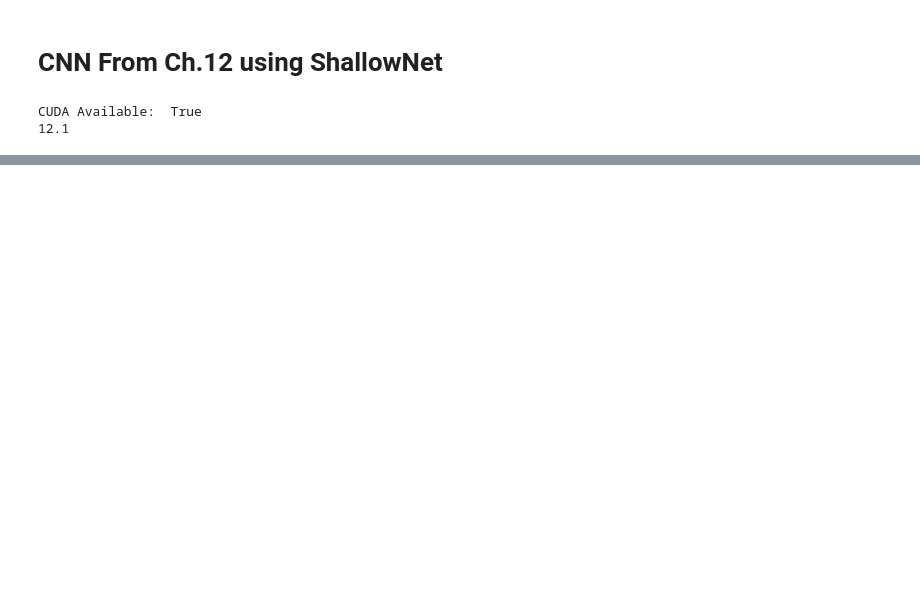
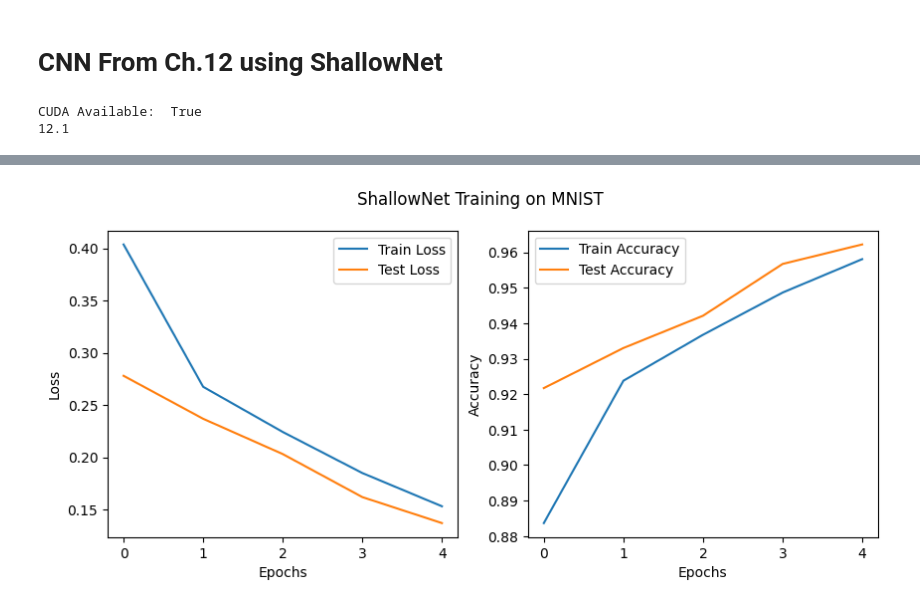
Before and after one commit to tntcastle/First_CNN, a Jupyter notebook: training.ipynb, the cells around one changed output, grey strips where cells are left out. Drawn from its saved outputs; the diff is of its cells as text; code cells hidden in the pictures; blank space fills up the shorter version.

```diff
--- a/training.ipynb
+++ b/training.ipynb
@@ -50,0 +81,83 @@ class ShallowNet(nn.Module):
+# %%
+# training params
+# num times the dataset will be passed through the network
+num_epochs = 5
+
+# model initialization
+model = ShallowNet().to(device)
+
+# loss function and optimizer
+criterion = nn.CrossEntropyLoss()
+optimizer = optim.SGD(model.parameters(), lr=0.01)
+
+# lists to store training and testing loss/accuracy
+train_losses, test_losses = [], []
+train_acc, test_acc = [], []
+# %%
+# training loop
+for epoch in range(num_epochs):
+    model.train() # puts model in training mode
+    correct, total, epoch_loss = 0,0,0
+
+    # iterate through dataset in batches
+    for images, labels in train_loader:
+        images, labels = images.to(device), labels.to(device) # moves to GPU
+        optimizer.zero_grad() # zero gradients to prevent accumulation
+        outputs = model(images) # forward pass, predictions
+        loss = criterion(outputs, labels) # computes loss between predictions and true
+        loss.backward() # backward pass
+        optimizer.step() # update params
+
+        # track loss and accuracy
+        epoch_loss += loss.item()
+        _, predicted = torch.max(outputs, 1)
+        total += labels.size(0)
+        correct += (predicted == labels).sum().item()
+
+    train_losses.append(epoch_loss/len(train_loader))
+    train_acc.append(correct/total)
+
+    # evaluate model on test
+    model.eval()
+    correct, total, test_loss = 0,0,0
+
+    # Disable gradient computation
+    with torch.no_grad():
+        for images, labels in test_loader:
+            images, labels = images.to(device), labels.to(device)
+            outputs = model(images)
+            loss = criterion(outputs, labels)
+            test_loss += loss.item()
+            _, predicted = torch.max(outputs, 1)
+            total += labels.size(0)
+            correct += (predicted == labels).sum().item()
+
+    #store test loss and accuracy
+    test_losses.append(test_loss / len(test_loader))
+    test_acc.append(correct / total)
+
+    print(f"Epoch [{epoch+1}/{num_epochs}], Train Loss: {train_losses[-1]:.4f}, "
+          f"Train Acc: {train_acc[-1]*100:.2f}%, Test Acc: {test_acc[-1]*100:.2f}%")
+
+# Plot training history
+plt.figure(figsize=(10, 4))
+
+# Plot loss over epochs
+plt.subplot(1, 2, 1)
+plt.plot(range(num_epochs), train_losses, label="Train Loss")
+plt.plot(range(num_epochs), test_losses, label="Test Loss")
+plt.xlabel("Epochs")
+plt.ylabel("Loss")
+plt.legend()
+
+# Plot accuracy over epochs
+plt.subplot(1, 2, 2)
+plt.plot(range(num_epochs), train_acc, label="Train Accuracy")
+plt.plot(range(num_epochs), test_acc, label="Test Accuracy")
+plt.xlabel("Epochs")
+plt.ylabel("Accuracy")
+plt.legend()
+
+plt.suptitle("ShallowNet Training on MNIST")
+plt.show()
+# %% [output]
@@ -50,0 +169 @@ class ShallowNet(nn.Module):
+[figure, added]
```
Also changed, not shown: parts of 7 cells of this notebook, 8 other files.
